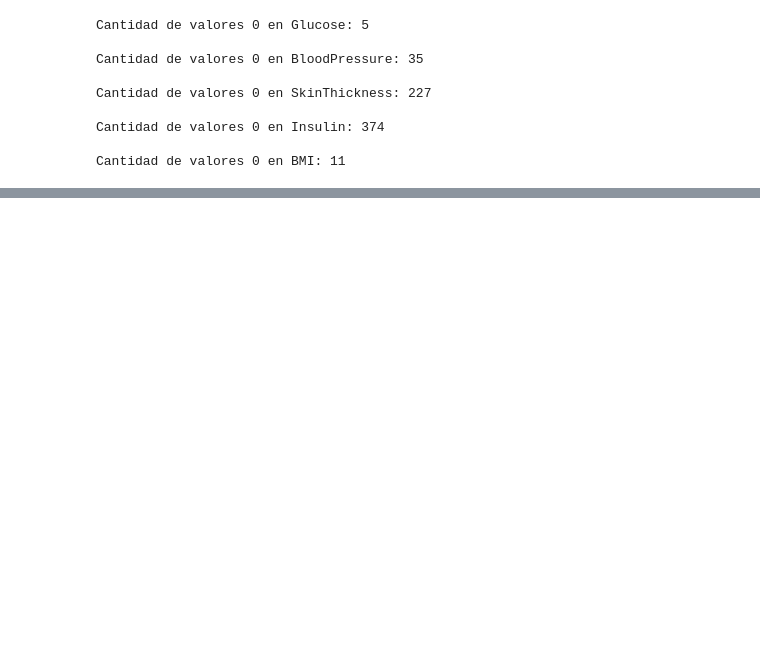
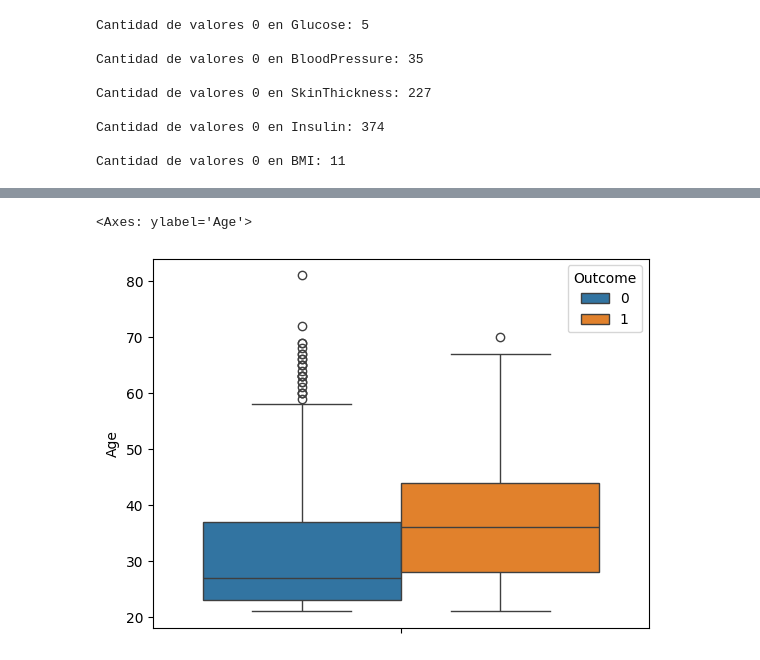
Before and after one commit to FeLipe-133/Trabajo-mate-para-cs, a Jupyter notebook: src/Check_Data/1_check_data.ipynb, the cells around one changed output, grey strips where cells are left out. Saved outputs shown, nothing was run; the diff lists cells and outputs as text; code cells hidden in the pictures; blank space fills up the shorter version.

```diff
--- a/src/Check_Data/1_check_data.ipynb
+++ b/src/Check_Data/1_check_data.ipynb
@@ -98,3 +69,0 @@ Outliers
-# %%
-#eliminamos el dato que tiene el SkinThickness de 99
-df_data.drop(index=579, inplace=True)
@@ -136,6 +69,0 @@ Outliers
-# %%
-#eliminamos los datos de Pregnancy que son outliers
-df_data.drop(index=88, inplace=True)
-df_data.drop(index=159, inplace=True)
-df_data.drop(index=298, inplace=True)
-df_data.drop(index=455, inplace=True)
@@ -187,0 +88,5 @@ Outliers
+# %%
+sns.boxplot(data=df_data, y='Age',hue='Outcome' )
+# %% [output]
+<Axes: ylabel='Age'>
+[figure, added]
```
Also changed, not shown: parts of 15 cells of this notebook, 3 other files.
